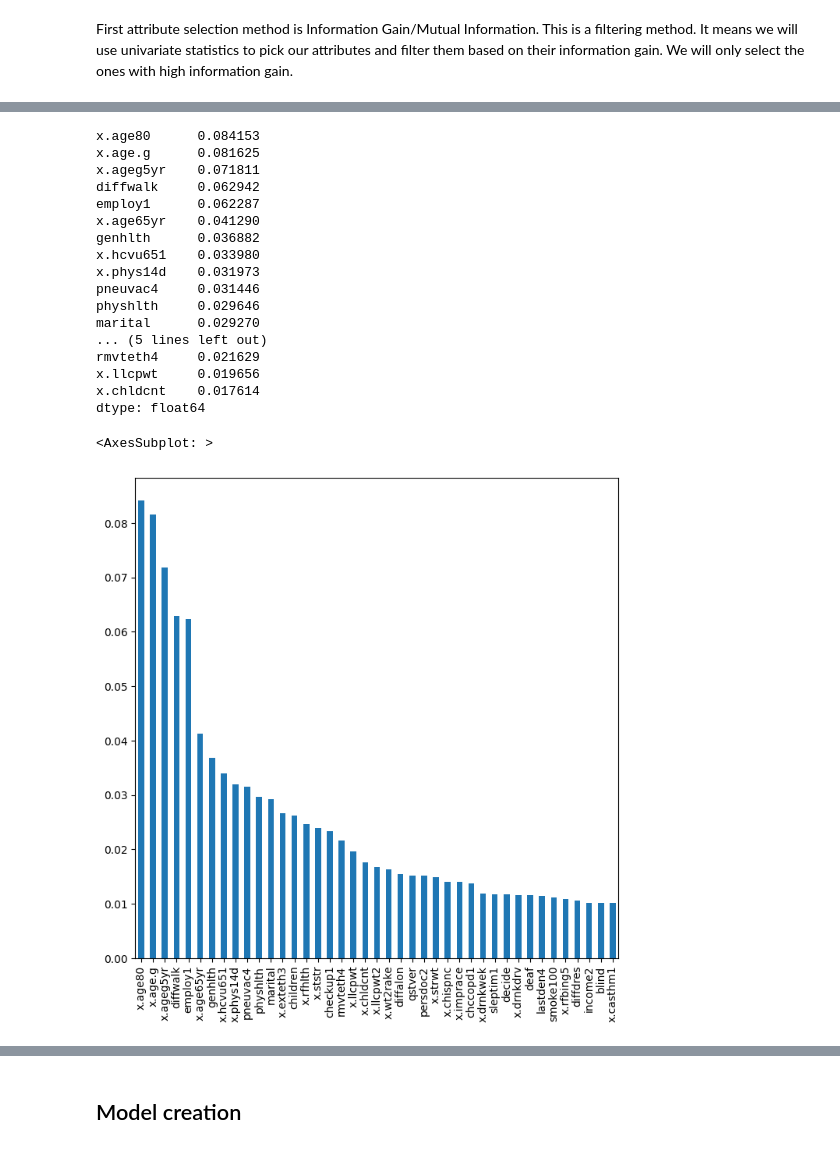
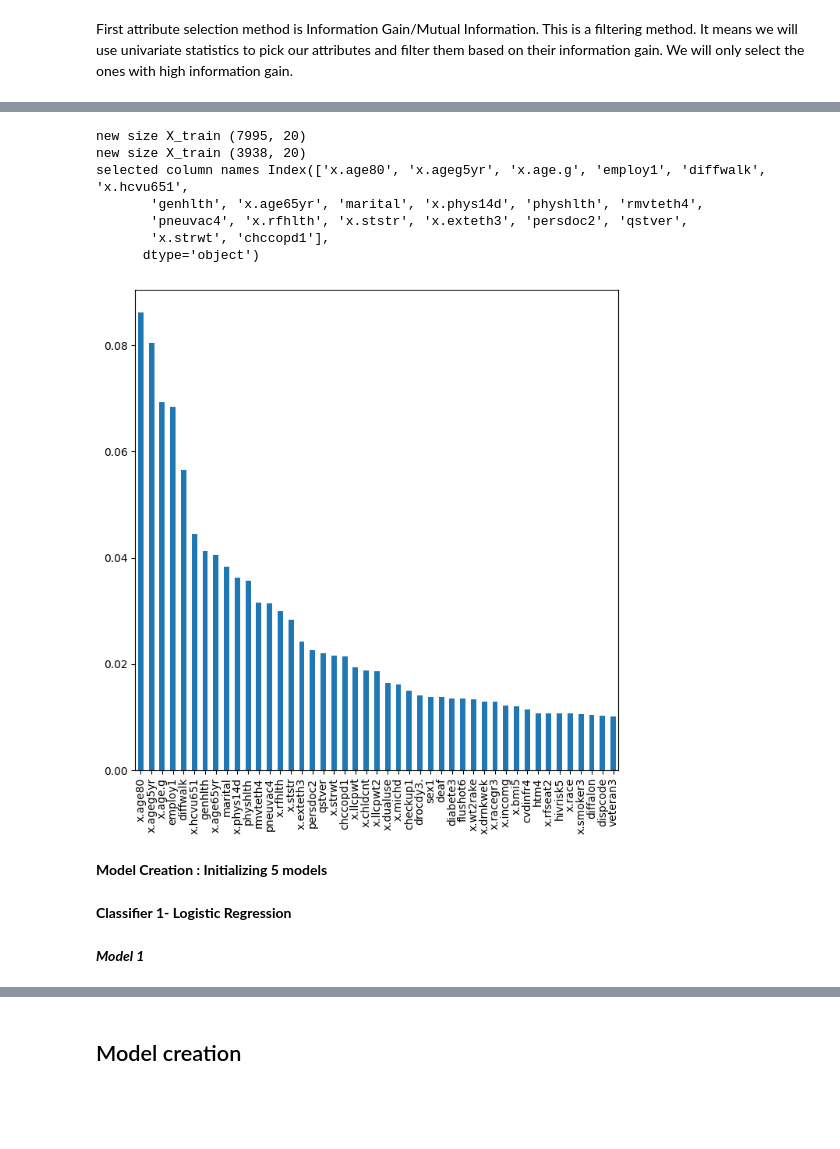
Before and after one commit to hicranA/2018_BRFSS_survey_data_anlaysis, a Jupyter notebook: dataProcessing.ipynb, the cells around one changed output, grey strips where cells are left out. Drawn from its saved outputs; the diff is of its cells as text; code cells hidden in the pictures; blank space fills up the shorter version.

```diff
--- a/dataProcessing.ipynb
+++ b/dataProcessing.ipynb
@@ -108,30 +96,36 @@ array([5.95233368e-03, 6.22868574e-02, 1.01835772e-02, 1.78152934e-04,
-# %%
-mutual_info = pd.Series(mutual_info)
-mutual_info.index = X_train.columns
-mutual_info.sort_values(ascending=False)
-#mutual_info.between(0.1,1 )
-mutual_info[mutual_info.between(0.01,1 )].sort_values(ascending=False)[0:20]
-# %% [output]
-x.age80      0.084153
-x.age.g      0.081625
-x.ageg5yr    0.071811
-diffwalk     0.062942
-employ1      0.062287
-x.age65yr    0.041290
-genhlth      0.036882
-x.hcvu651    0.033980
-x.phys14d    0.031973
-pneuvac4     0.031446
-physhlth     0.029646
-marital      0.029270
-... (5 lines left out)
-rmvteth4     0.021629
-x.llcpwt     0.019656
-x.chldcnt    0.017614
-dtype: float64
-# %%
-#let's plot the ordered mutual_info values per feature
-mutual_info[mutual_info.between(0.01,1 )].sort_values(ascending=False).plot.bar(figsize=(8, 8))
-# %% [output]
-<AxesSubplot: >
-[figure, removed]
+# %%
+# takes df, return to df
+def mutualInfo(X_train, y_train, X_test):
+    #initating the mututal info object
+    mutual_info = mutual_info_classif(X_train, y_train.values.ravel(), random_state=42)
+    #coverting to series
+    mutual_info = pd.Series(mutual_info)
+    #renaming index with column names
+    mutual_info.index = X_train.columns
+    #sorting
+    mutual_info.sort_values(ascending=False)
+    #mutual_info.between(0.1,1 ) because we do not want the one that has zero rate
+    #filtering the data with only selected attributes
+    mutual_info[mutual_info.between(0.01,1 )].sort_values(ascending=False).plot.bar(figsize=(8, 8))
+    X_train_20= X_train[mutual_info[mutual_info.between(0.01,1 )].sort_values(ascending=False)[0:20].index.to_list()]
+    X_test_20 = X_test[mutual_info[mutual_info.between(0.01,1 )].sort_values(ascending=False)[0:20].index.to_list()]
+    return X_train_20, X_test_20
+# %%
+# reduced data set 1
+X_train_reduced1 , X_test_reduced1= mutualInfo(X_train, y_train, X_test)
+print("new size X_train",X_train_reduced1.shape )
+print("new size X_train",X_test_reduced1.shape )
+print("selected column names",X_test_reduced1.columns)
+# %% [output]
+new size X_train (7995, 20)
+new size X_train (3938, 20)
+selected column names Index(['x.age80', 'x.ageg5yr', 'x.age.g', 'employ1', 'diffwalk', 'x.hcvu651',
+       'genhlth', 'x.age65yr', 'marital', 'x.phys14d', 'physhlth', 'rmvteth4',
+       'pneuvac4', 'x.rfhlth', 'x.ststr', 'x.exteth3', 'persdoc2', 'qstver',
+       'x.strwt', 'chccopd1'],
+      dtype='object')
+[figure, added]
+# %% [markdown]
+**Model Creation : Initializing 5 models**
+# %% [markdown]
+**Classifier  1- Logistic Regression**
@@ -137,0 +175,2 @@ mutual_info[mutual_info.between(0.01,1 )].sort_values(ascending=False).plot.bar(
+# %% [markdown]
+***Model 1***
```
Also changed, not shown: parts of 109 cells of this notebook, 4 other files.
